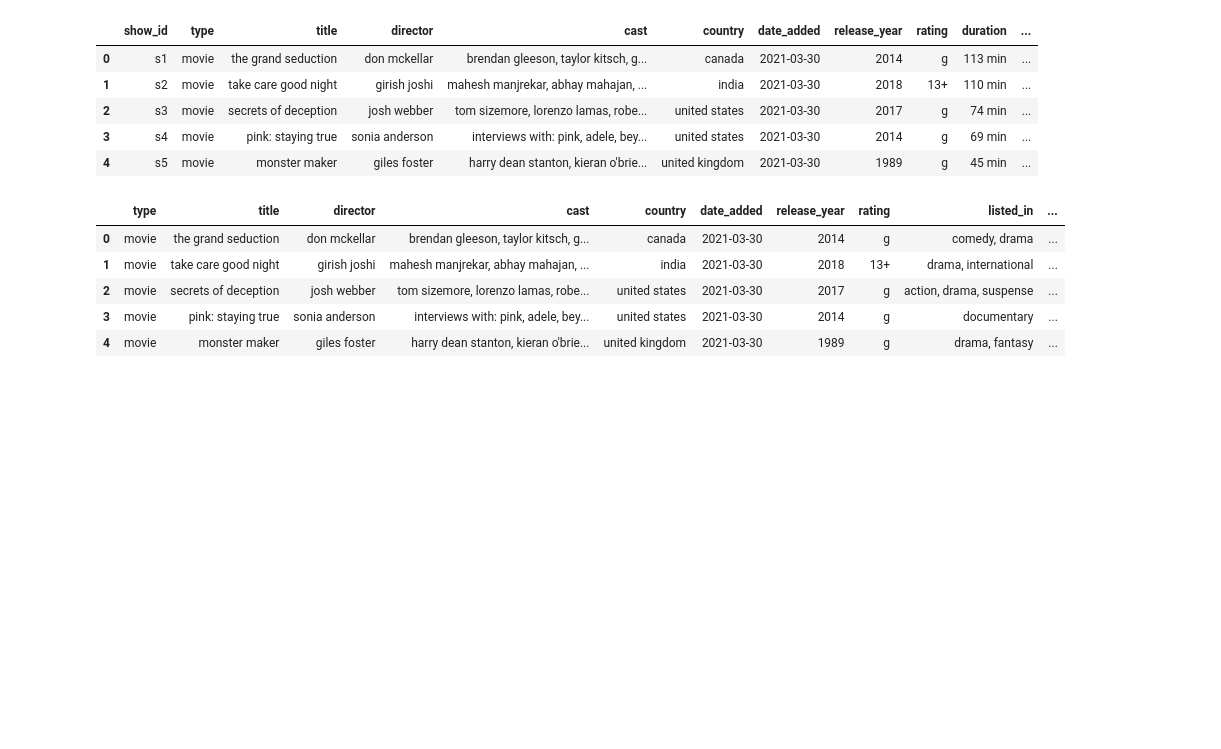
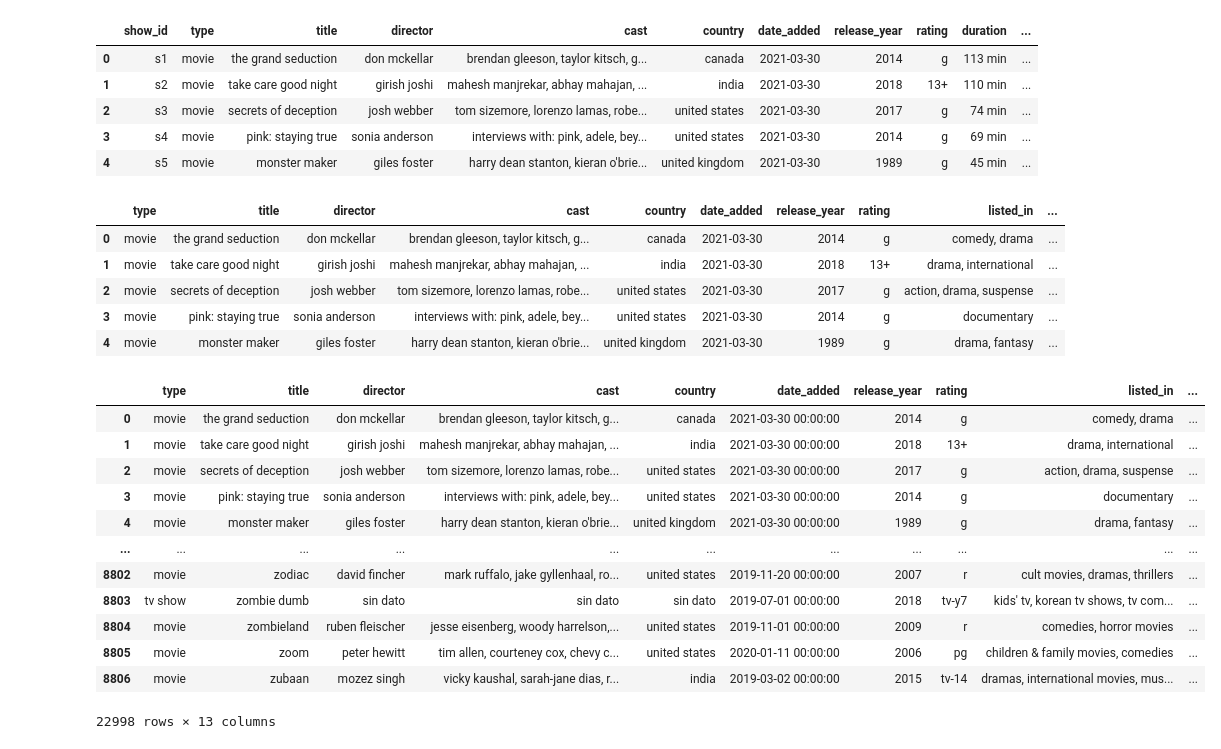
Before and after one commit to Ezemettler/PI1-MLOps, a Jupyter notebook: MLOps.ipynb, the cells around one changed output. Cells and saved outputs as stored; diff of their text form; code cells hidden in the pictures; blank space fills up the shorter version.

```diff
--- a/MLOps.ipynb
+++ b/MLOps.ipynb
@@ -245,3 +245,23 @@ data.head()
 | 2 | movie | secrets of deception | josh webber | tom sizemore, lorenzo lamas, robe... | united states | 2021-03-30 | 2017 | g | action, drama, suspense | ... |
 | 3 | movie | pink: staying true | sonia anderson | interviews with: pink, adele, bey... | united states | 2021-03-30 | 2014 | g | documentary | ... |
 | 4 | movie | monster maker | giles foster | harry dean stanton, kieran o'brie... | united kingdom | 2021-03-30 | 1989 | g | drama, fantasy | ... |
+# %%
+# Llenamos los campos vacios con la leyenda "Sin dato"
+
+data.fillna('sin dato', inplace=True)
+data.isna().sum()
+data
+# %% [output]
+|  | type | title | director | cast | country | date_added | release_year | rating | listed_in | ... |
+| 0 | movie | the grand seduction | don mckellar | brendan gleeson, taylor kitsch, g... | canada | 2021-03-30 00:00:00 | 2014 | g | comedy, drama | ... |
+| 1 | movie | take care good night | girish joshi | mahesh manjrekar, abhay mahajan, ... | india | 2021-03-30 00:00:00 | 2018 | 13+ | drama, international | ... |
+| 2 | movie | secrets of deception | josh webber | tom sizemore, lorenzo lamas, robe... | united states | 2021-03-30 00:00:00 | 2017 | g | action, drama, suspense | ... |
+| 3 | movie | pink: staying true | sonia anderson | interviews with: pink, adele, bey... | united states | 2021-03-30 00:00:00 | 2014 | g | documentary | ... |
+| 4 | movie | monster maker | giles foster | harry dean stanton, kieran o'brie... | united kingdom | 2021-03-30 00:00:00 | 1989 | g | drama, fantasy | ... |
+| ... | ... | ... | ... | ... | ... | ... | ... | ... | ... | ... |
+| 8802 | movie | zodiac | david fincher | mark ruffalo, jake gyllenhaal, ro... | united states | 2019-11-20 00:00:00 | 2007 | r | cult movies, dramas, thrillers | ... |
+| 8803 | tv show | zombie dumb | sin dato | sin dato | sin dato | 2019-07-01 00:00:00 | 2018 | tv-y7 | kids' tv, korean tv shows, tv com... | ... |
+| 8804 | movie | zombieland | ruben fleischer | jesse eisenberg, woody harrelson,... | united states | 2019-11-01 00:00:00 | 2009 | r | comedies, horror movies | ... |
+| 8805 | movie | zoom | peter hewitt | tim allen, courteney cox, chevy c... | united states | 2020-01-11 00:00:00 | 2006 | pg | children & family movies, comedies | ... |
+| 8806 | movie | zubaan | mozez singh | vicky kaushal, sarah-jane dias, r... | india | 2019-03-02 00:00:00 | 2015 | tv-14 | dramas, international movies, mus... | ... |
+22998 rows × 13 columns
```
